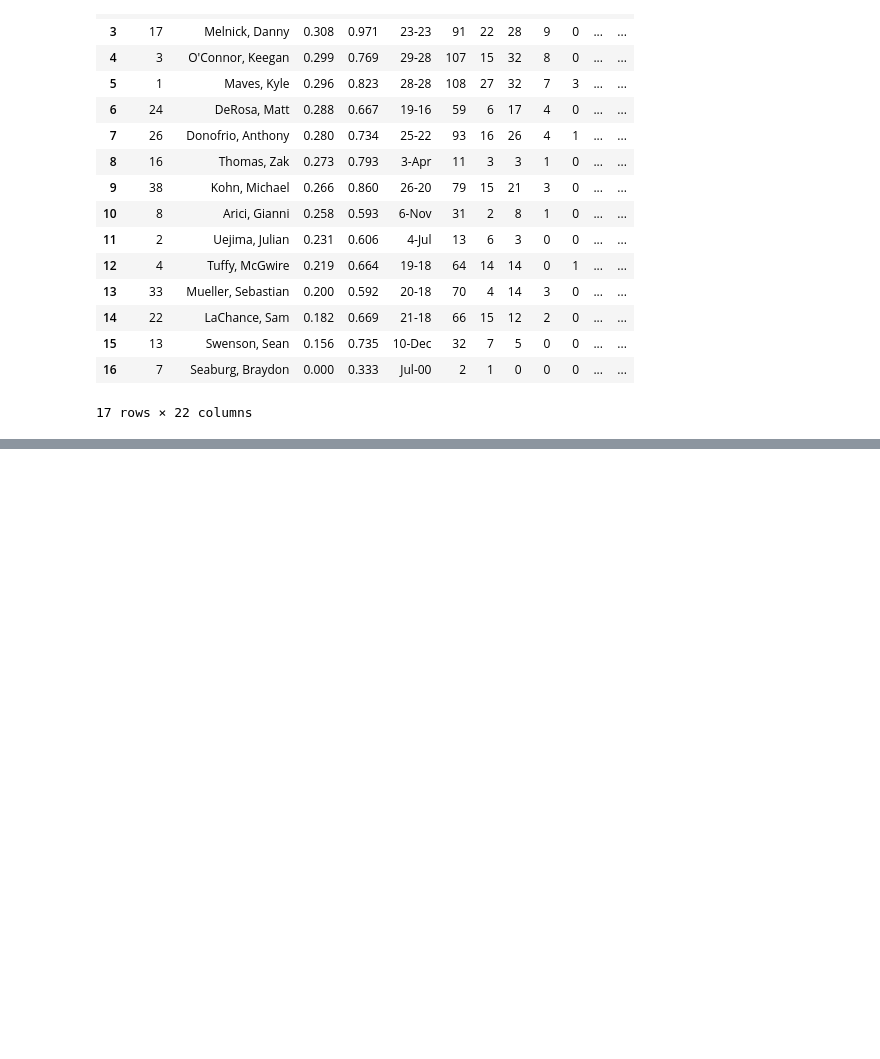
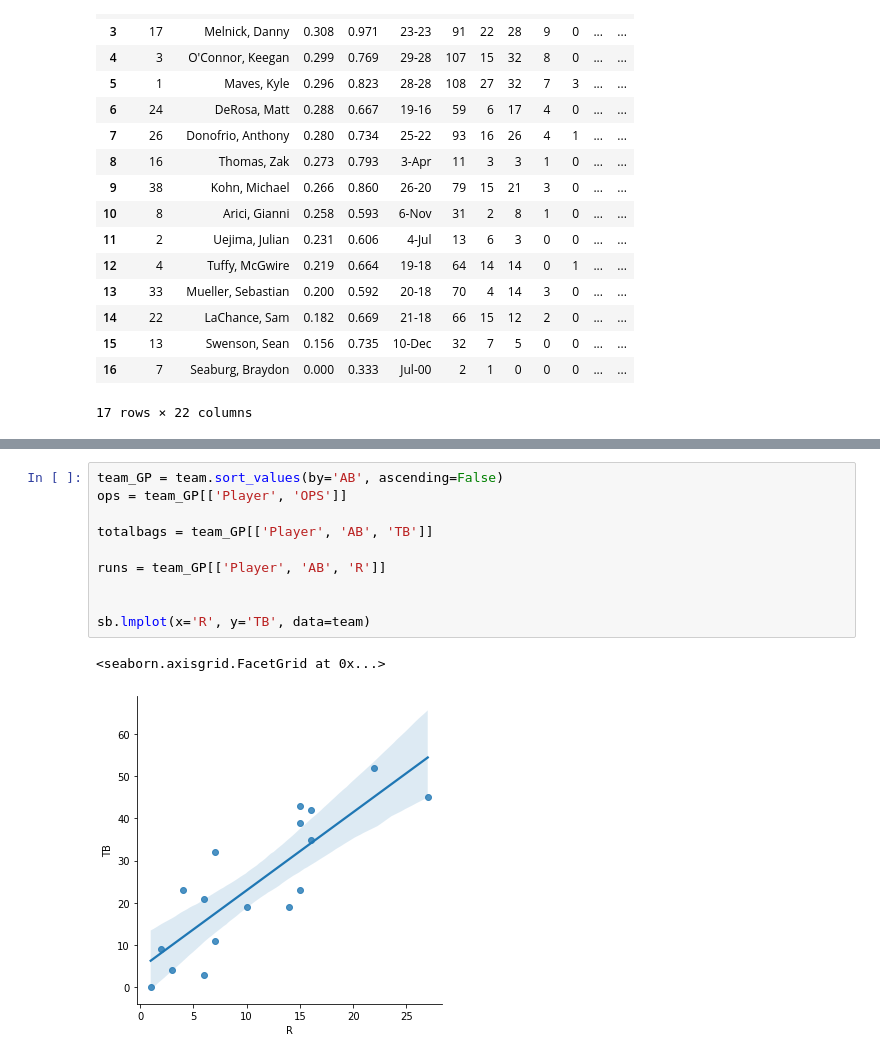
Before and after one commit to MicahlDeRosa/Baseball_stats, a Jupyter notebook: updated.ipynb, the cells around one changed output, grey strips where cells are left out. Saved outputs shown, nothing was run; the diff lists cells and outputs as text; blank space fills up the shorter version.

```diff
--- a/updated.ipynb
+++ b/updated.ipynb
@@ -52,0 +64,13 @@ model_1.set_yticks(range(0,40,5))
+# %%
+team_GP = team.sort_values(by='AB', ascending=False)
+ops = team_GP[['Player', 'OPS']]
+
+totalbags = team_GP[['Player', 'AB', 'TB']]
+
+runs = team_GP[['Player', 'AB', 'R']]
+
+
+sb.lmplot(x='R', y='TB', data=team)
+# %% [output]
+<seaborn.axisgrid.FacetGrid at 0x...>
+[figure, added]
```
Also changed, not shown: parts of 8 cells of this notebook, 1 other file.
